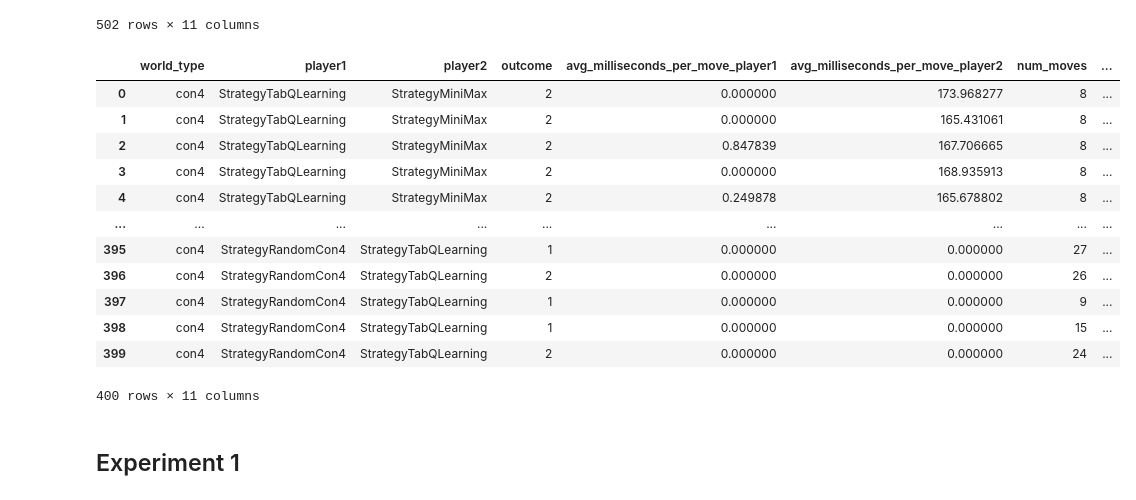
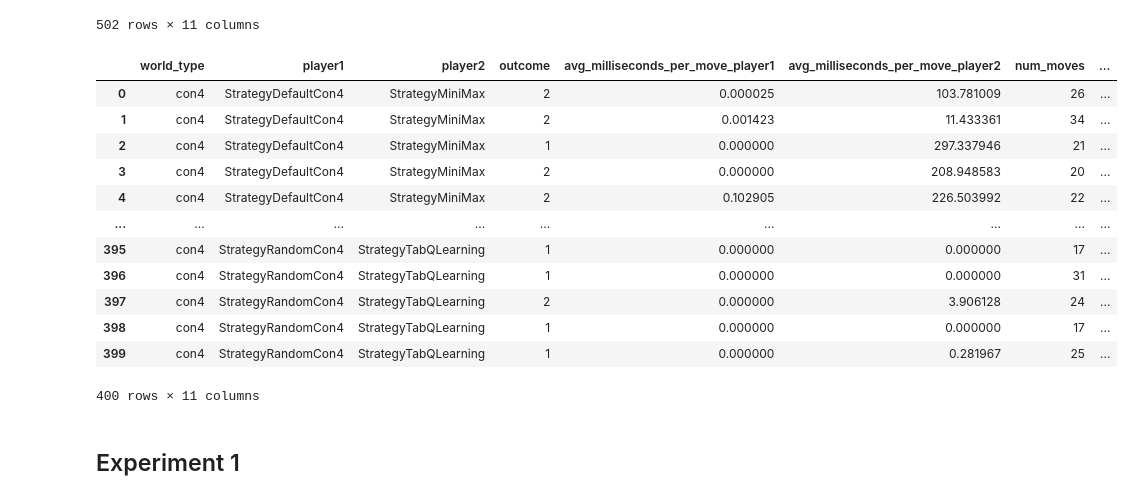
Before and after one commit to ggn1/cs7is2-artificial-intelligence-assignment3, a Jupyter notebook: result_visualization.ipynb, the cells around one changed output. Saved outputs shown, nothing was run; the diff lists cells and outputs as text; code cells hidden in the pictures.

```diff
--- a/result_visualization.ipynb
+++ b/result_visualization.ipynb
@@ -24,21 +24,21 @@ df_ttt
 | 501 | ttt | StrategyMiniMax | StrategyDefaultTTT | 1 | 26.804512 | 0.000000 | 9 | ... |
 502 rows × 11 columns
 # %%
-df_con4 = pd.read_csv("./__run_results/con4.csv", converters={'session_timestamp': str})
+df_con4 = pd.read_csv("./run_results/con4.csv", converters={'session_timestamp': str})
 df_con4
 # %% [output]
 |  | world_type | player1 | player2 | outcome | avg_milliseconds_per_move_player1 | avg_milliseconds_per_move_player2 | num_moves | ... |
-| 0 | con4 | StrategyTabQLearning | StrategyMiniMax | 2 | 0.000000 | 173.968277 | 8 | ... |
-| 1 | con4 | StrategyTabQLearning | StrategyMiniMax | 2 | 0.000000 | 165.431061 | 8 | ... |
-| 2 | con4 | StrategyTabQLearning | StrategyMiniMax | 2 | 0.847839 | 167.706665 | 8 | ... |
-| 3 | con4 | StrategyTabQLearning | StrategyMiniMax | 2 | 0.000000 | 168.935913 | 8 | ... |
-| 4 | con4 | StrategyTabQLearning | StrategyMiniMax | 2 | 0.249878 | 165.678802 | 8 | ... |
+| 0 | con4 | StrategyDefaultCon4 | StrategyMiniMax | 2 | 0.000025 | 103.781009 | 26 | ... |
+| 1 | con4 | StrategyDefaultCon4 | StrategyMiniMax | 2 | 0.001423 | 11.433361 | 34 | ... |
+| 2 | con4 | StrategyDefaultCon4 | StrategyMiniMax | 1 | 0.000000 | 297.337946 | 21 | ... |
+| 3 | con4 | StrategyDefaultCon4 | StrategyMiniMax | 2 | 0.000000 | 208.948583 | 20 | ... |
+| 4 | con4 | StrategyDefaultCon4 | StrategyMiniMax | 2 | 0.102905 | 226.503992 | 22 | ... |
 | ... | ... | ... | ... | ... | ... | ... | ... | ... |
-| 395 | con4 | StrategyRandomCon4 | StrategyTabQLearning | 1 | 0.000000 | 0.000000 | 27 | ... |
-| 396 | con4 | StrategyRandomCon4 | StrategyTabQLearning | 2 | 0.000000 | 0.000000 | 26 | ... |
-| 397 | con4 | StrategyRandomCon4 | StrategyTabQLearning | 1 | 0.000000 | 0.000000 | 9 | ... |
-| 398 | con4 | StrategyRandomCon4 | StrategyTabQLearning | 1 | 0.000000 | 0.000000 | 15 | ... |
-| 399 | con4 | StrategyRandomCon4 | StrategyTabQLearning | 2 | 0.000000 | 0.000000 | 24 | ... |
+| 395 | con4 | StrategyRandomCon4 | StrategyTabQLearning | 1 | 0.000000 | 0.000000 | 17 | ... |
+| 396 | con4 | StrategyRandomCon4 | StrategyTabQLearning | 1 | 0.000000 | 0.000000 | 31 | ... |
+| 397 | con4 | StrategyRandomCon4 | StrategyTabQLearning | 2 | 0.000000 | 3.906128 | 24 | ... |
+| 398 | con4 | StrategyRandomCon4 | StrategyTabQLearning | 1 | 0.000000 | 0.000000 | 17 | ... |
+| 399 | con4 | StrategyRandomCon4 | StrategyTabQLearning | 1 | 0.000000 | 0.281967 | 25 | ... |
 400 rows × 11 columns
 # %% [markdown]
 ## Experiment 1
```
Also changed, not shown: parts of 6 cells of this notebook, 33 other files.
